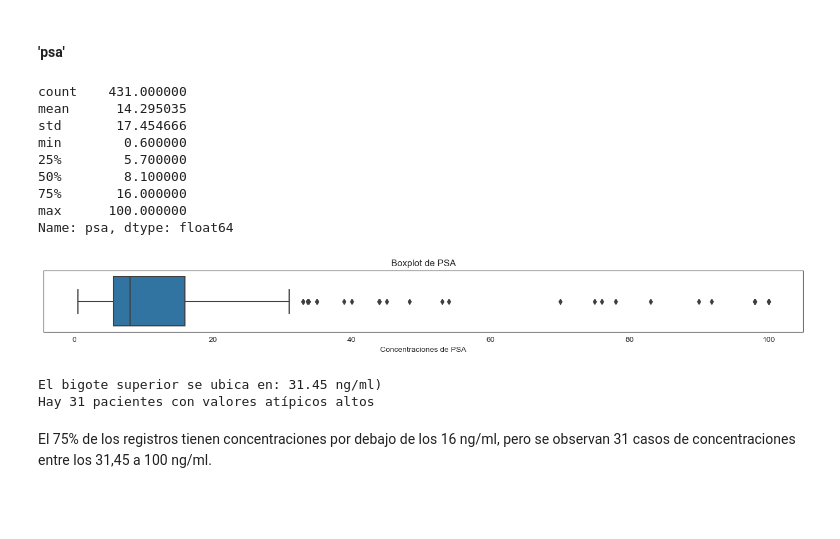
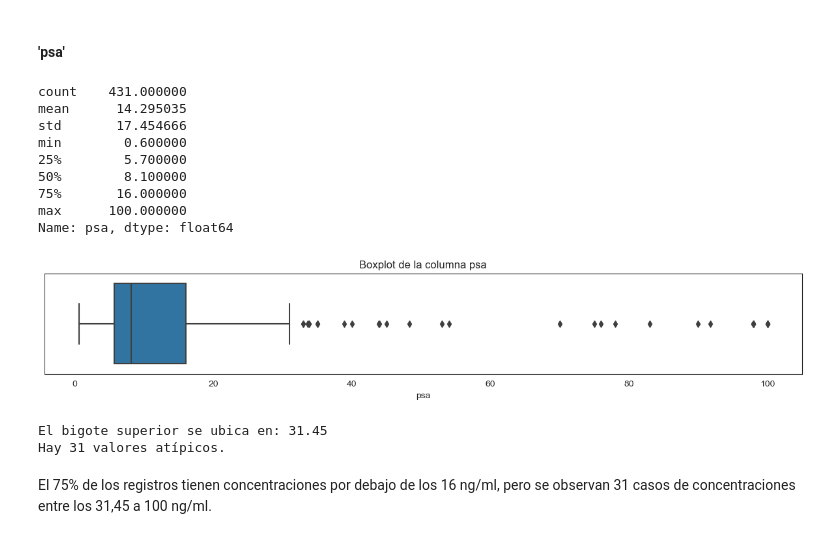
Before and after one commit to Slindex/PI-M6, a Jupyter notebook: Carla/02_EDA.ipynb, the cells around one changed output. Drawn from its saved outputs; the diff is of its cells as text; code cells hidden in the pictures; blank space fills up the shorter version.

```diff
--- a/Carla/02_EDA.ipynb
+++ b/Carla/02_EDA.ipynb
@@ -132,43 +123,25 @@ Tal como se ve en el resumen estadístico como en el boxplot, el 75% de las edad
 #### 'psa'
 # %%
 #Estadísticas de la columna
-df['psa'].describe()
+print(df['psa'].describe())
+utils.boxplot(df,'psa')
 # %% [output]
 count    431.000000
 mean      14.295035
 std       17.454666
 min        0.600000
 25%        5.700000
 50%        8.100000
 75%       16.000000
 max      100.000000
 Name: psa, dtype: float64
+[figure, added]
-# %%
-plt.figure(figsize=(14, 2))
-# Boxplot
-sns.boxplot(data=df, x=df['psa'])
-
-plt.title("Boxplot de PSA"), plt.xlabel('Concentraciones de PSA')
-
-# Ajusta los espacios entre subplots y muestra
-plt.tight_layout()
-plt.show()
-# %% [output]
-[figure, removed]
-# %%
-# Cuartiles
-q1 = df['psa'].describe()[4]
-q3 = df['psa'].describe()[6]
-
-# Valor del vigote
-bigote_max = round(q3 + 1.5*(q3 - q1), 2)
-print('El bigote superior se ubica en:', bigote_max, 'ng/ml)')
-
-# Cantidad de atípicos
-print('Hay', (df['psa'] > bigote_max).sum(), 'pacientes con valores atípicos altos')
-# %% [output]
-El bigote superior se ubica en: 31.45 ng/ml)
-Hay 31 pacientes con valores atípicos altos
+# %%
+# Se calcula el límite donde comienzan los valores atípicos y la cantidad
+utils.bigote_max(df['psa'])
+# %% [output]
+El bigote superior se ubica en: 31.45
+Hay 31 valores atípicos.
 # %% [markdown]
 El 75% de los registros tienen concentraciones por debajo de los 16 ng/ml, pero se observan 31 casos de concentraciones entre los 31,45 a 100 ng/ml.
 # %% [markdown]
```
Also changed, not shown: parts of 62 cells of this notebook, 2 other files.
